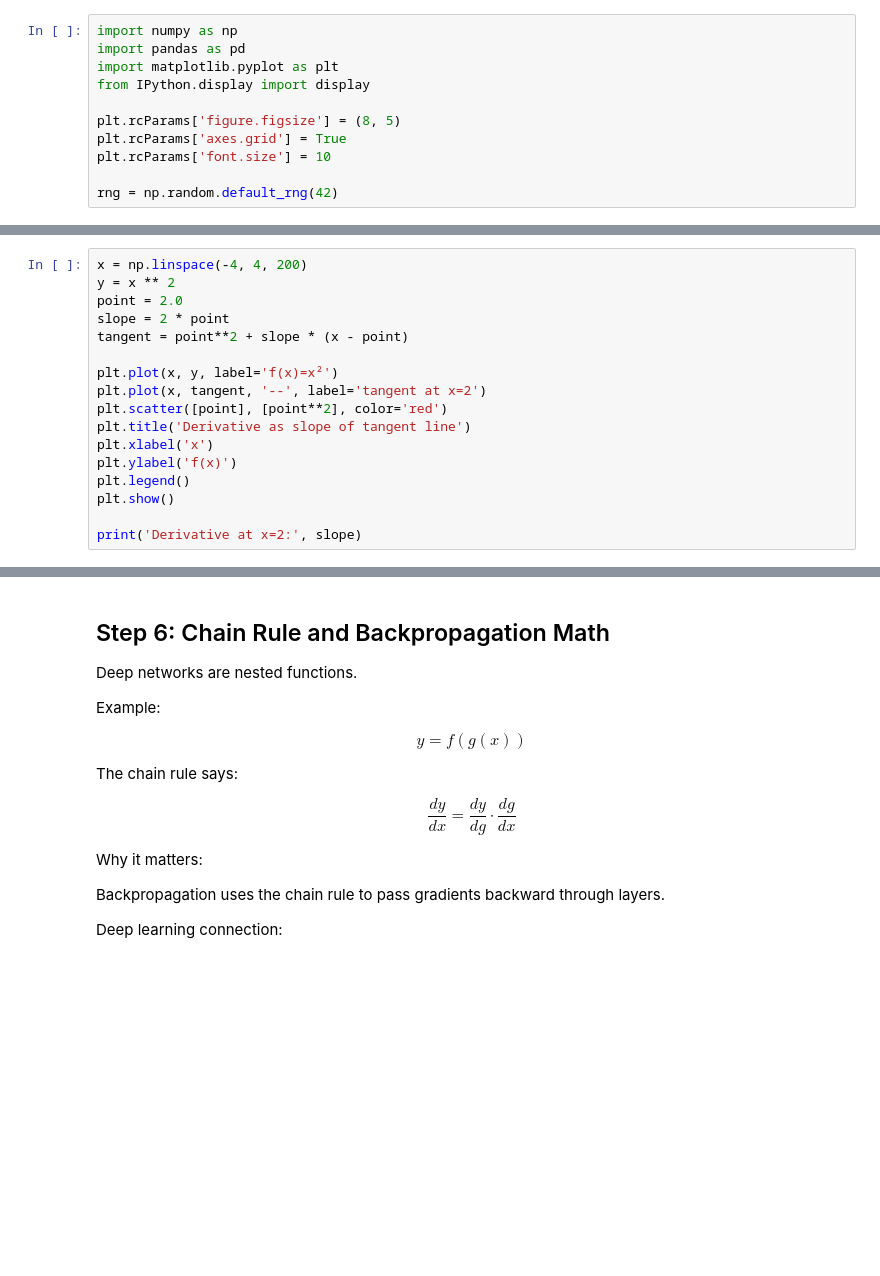
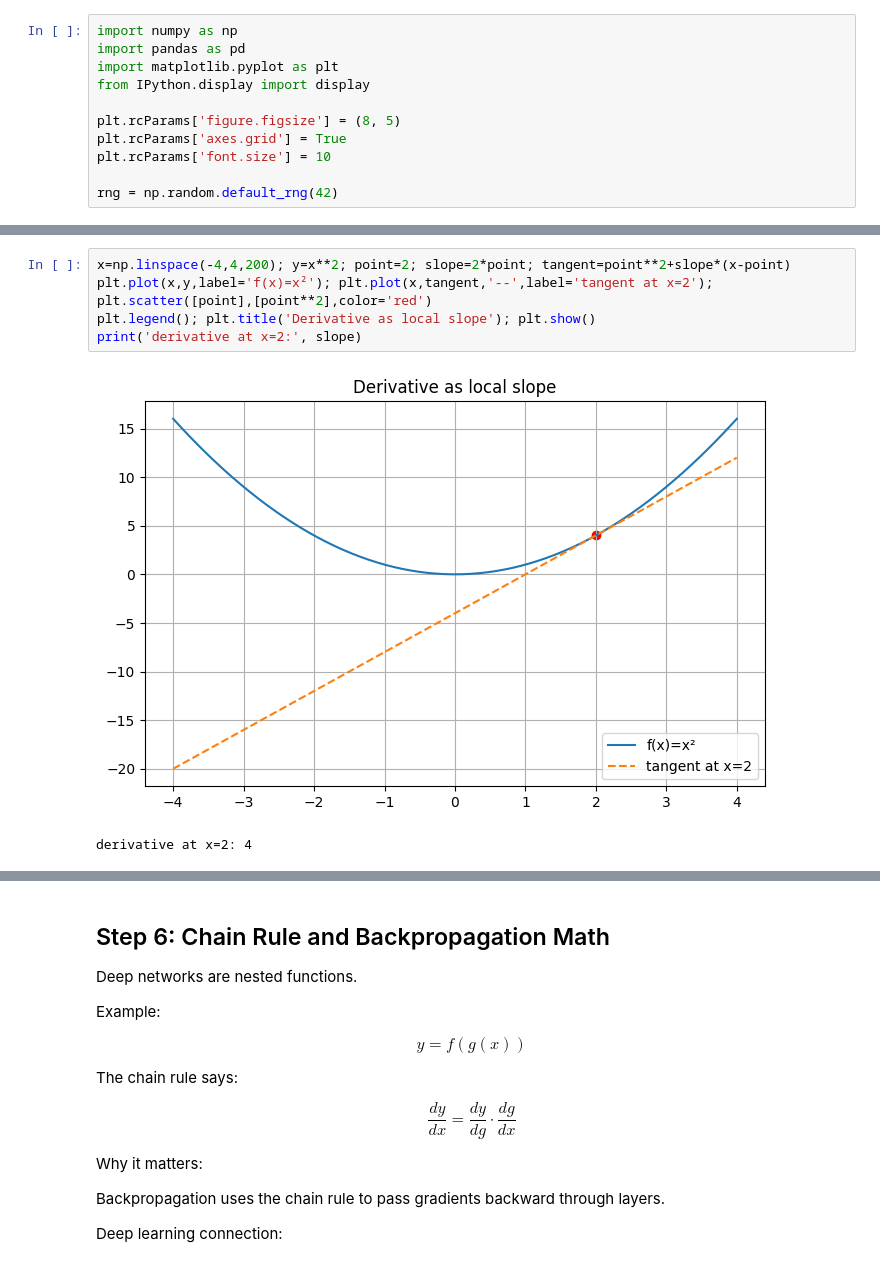
Before and after one commit to sidhu7777/Machine_Learning_Notes, a Jupyter notebook: deep_learning/modules/Module_02_Math_for_Deep_Learning.ipynb, the cells around one changed output, grey strips where cells are left out. Drawn from its saved outputs; the diff is of its cells as text; blank space fills up the shorter version.

```diff
--- a/deep_learning/modules/Module_02_Math_for_Deep_Learning.ipynb
+++ b/deep_learning/modules/Module_02_Math_for_Deep_Learning.ipynb
@@ -1017,17 +40,0 @@ At different points:
-# %%
-x = np.linspace(-4, 4, 200)
-y = x ** 2
-point = 2.0
-slope = 2 * point
-tangent = point**2 + slope * (x - point)
-
-plt.plot(x, y, label='f(x)=x²')
-plt.plot(x, tangent, '--', label='tangent at x=2')
-plt.scatter([point], [point**2], color='red')
-plt.title('Derivative as slope of tangent line')
-plt.xlabel('x')
-plt.ylabel('f(x)')
-plt.legend()
-plt.show()
-
-print('Derivative at x=2:', slope)
@@ -1215,0 +1101,8 @@ plt.show()
+# %%
+x=np.linspace(-4,4,200); y=x**2; point=2; slope=2*point; tangent=point**2+slope*(x-point)
+plt.plot(x,y,label='f(x)=x²'); plt.plot(x,tangent,'--',label='tangent at x=2'); plt.scatter([point],[point**2],color='red')
+plt.legend(); plt.title('Derivative as local slope'); plt.show()
+print('derivative at x=2:', slope)
+# %% [output]
+[figure, added]
+derivative at x=2: 4
```
Also changed, not shown: parts of 132 cells of this notebook.
